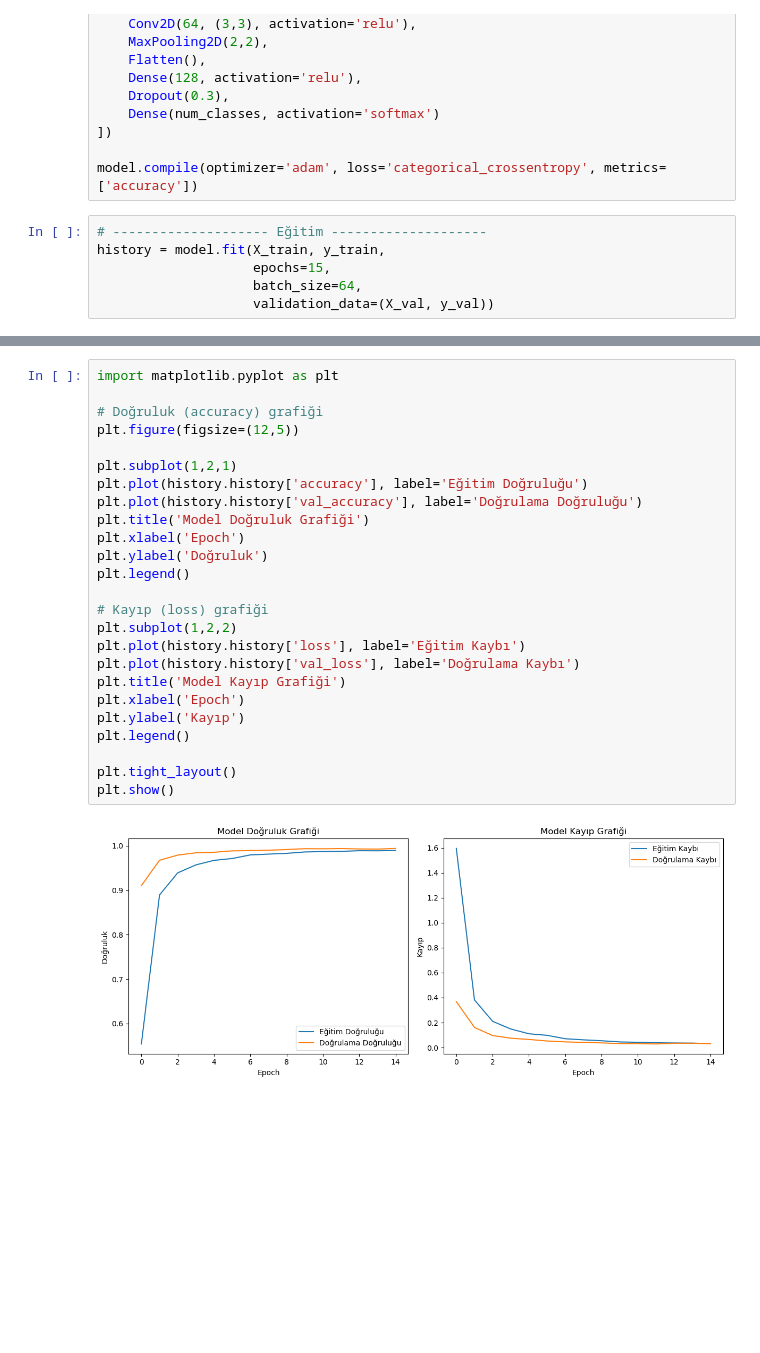
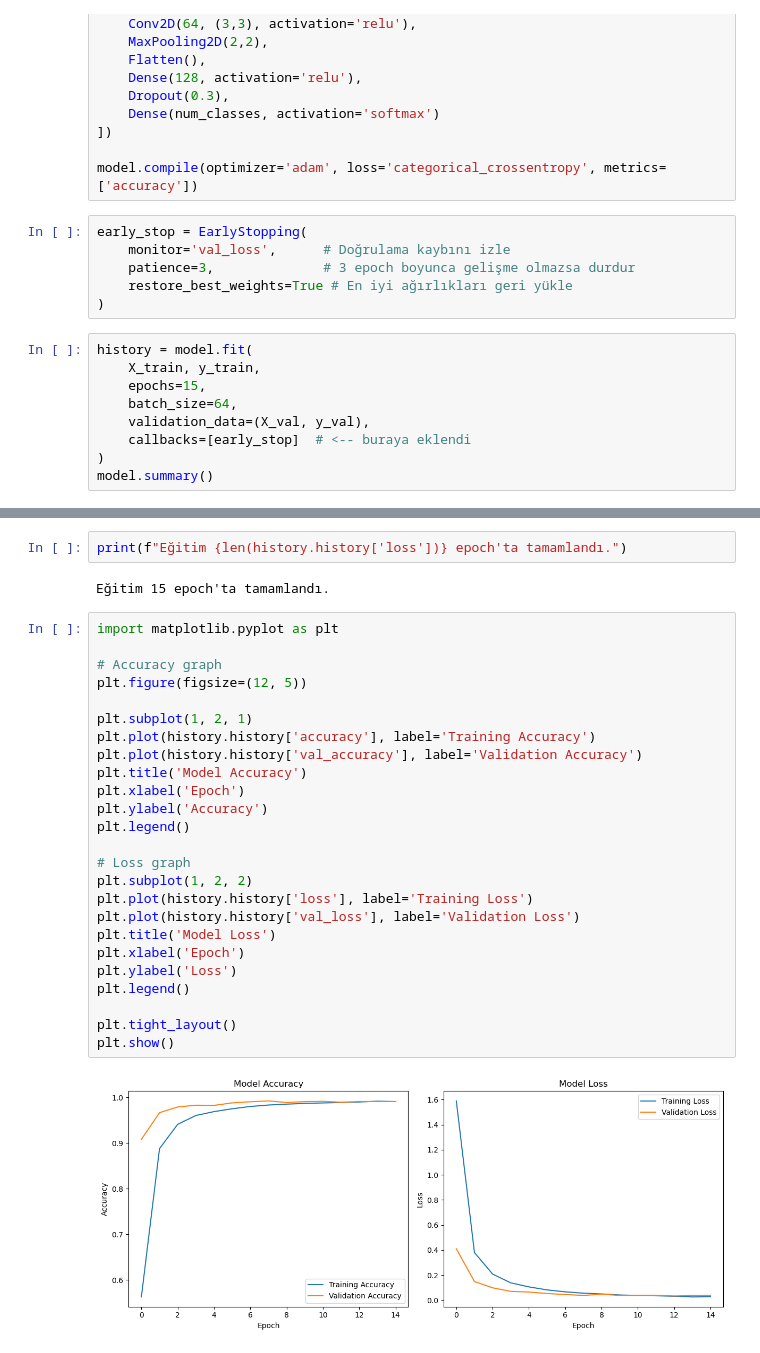
Before and after one commit to barisyesil/TrafficSignRecognition, a Jupyter notebook: TrafficSignRecogModel.ipynb, the cells around one changed output, grey strips where cells are left out. Saved outputs shown, nothing was run; the diff lists cells and outputs as text; blank space fills up the shorter version.

```diff
--- a/TrafficSignRecogModel.ipynb
+++ b/TrafficSignRecogModel.ipynb
@@ -52,11 +52,20 @@ model = Sequential([
 ])
 
 model.compile(optimizer='adam', loss='categorical_crossentropy', metrics=['accuracy'])
+# %%
+early_stop = EarlyStopping(
+    monitor='val_loss',      # Doğrulama kaybını izle
+    patience=3,              # 3 epoch boyunca gelişme olmazsa durdur
+    restore_best_weights=True # En iyi ağırlıkları geri yükle
+)
 # %%
-# -------------------- Eğitim --------------------
-history = model.fit(X_train, y_train,
-                    epochs=15,
-                    batch_size=64,
-                    validation_data=(X_val, y_val))
+history = model.fit(
+    X_train, y_train,
+    epochs=15,
+    batch_size=64,
+    validation_data=(X_val, y_val),
+    callbacks=[early_stop]  # <-- buraya eklendi
+)
+model.summary()
 # %% [output]
 Epoch 1/15
@@ -79,29 +112,33 @@ Epoch 15/15
+# %%
+print(f"Eğitim {len(history.history['loss'])} epoch'ta tamamlandı.")
+# %% [output]
+Eğitim 15 epoch'ta tamamlandı.
 # %%
 import matplotlib.pyplot as plt
 
-# Doğruluk (accuracy) grafiği
-plt.figure(figsize=(12,5))
+# Accuracy graph
+plt.figure(figsize=(12, 5))
 
-plt.subplot(1,2,1)
-plt.plot(history.history['accuracy'], label='Eğitim Doğruluğu')
-plt.plot(history.history['val_accuracy'], label='Doğrulama Doğruluğu')
-plt.title('Model Doğruluk Grafiği')
+plt.subplot(1, 2, 1)
+plt.plot(history.history['accuracy'], label='Training Accuracy')
+plt.plot(history.history['val_accuracy'], label='Validation Accuracy')
+plt.title('Model Accuracy')
 plt.xlabel('Epoch')
-plt.ylabel('Doğruluk')
+plt.ylabel('Accuracy')
 plt.legend()
 
-# Kayıp (loss) grafiği
-plt.subplot(1,2,2)
-plt.plot(history.history['loss'], label='Eğitim Kaybı')
-plt.plot(history.history['val_loss'], label='Doğrulama Kaybı')
-plt.title('Model Kayıp Grafiği')
+# Loss graph
+plt.subplot(1, 2, 2)
+plt.plot(history.history['loss'], label='Training Loss')
+plt.plot(history.history['val_loss'], label='Validation Loss')
+plt.title('Model Loss')
 plt.xlabel('Epoch')
-plt.ylabel('Kayıp')
+plt.ylabel('Loss')
 plt.legend()
 
 plt.tight_layout()
 plt.show()
 # %% [output]
-[figure, old version]
+[figure, new version]
 # %%
 # -------------------- Test Verilerini Yükle --------------------
```
Also changed, not shown: parts of 7 cells of this notebook, 3 other files.
